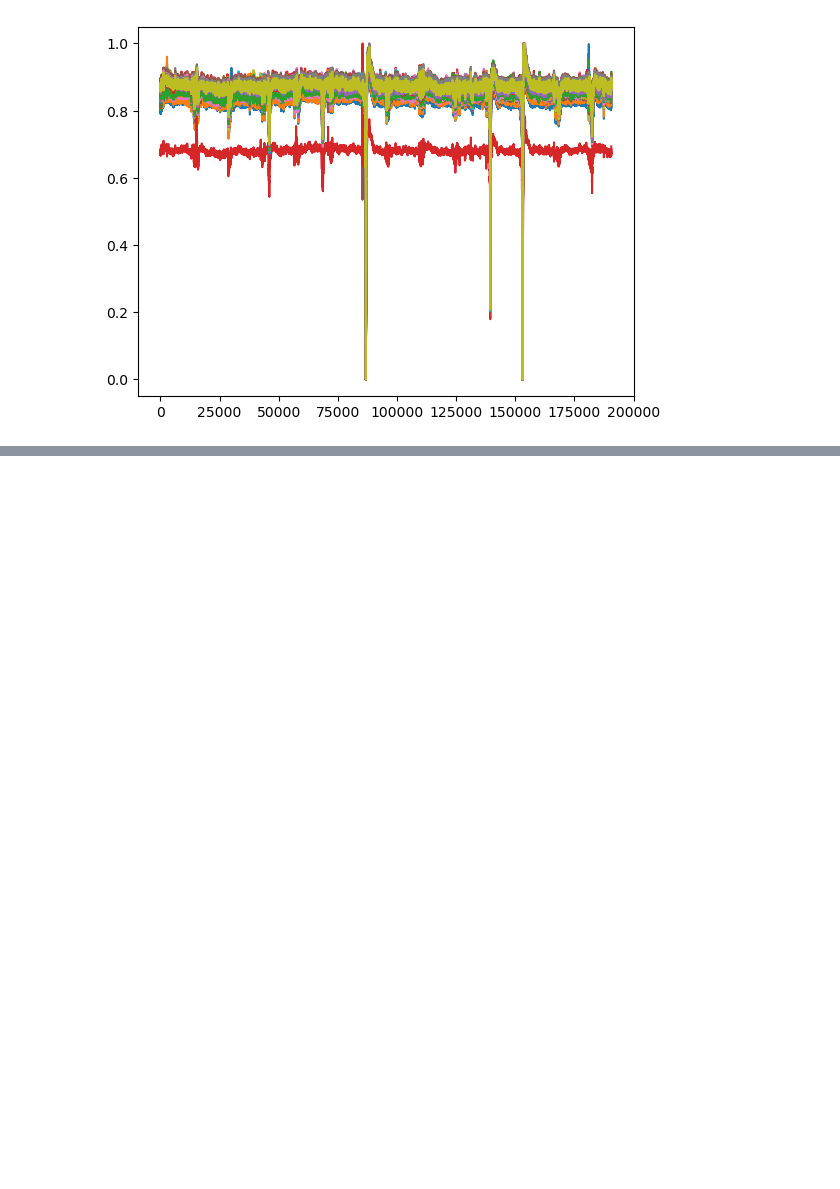
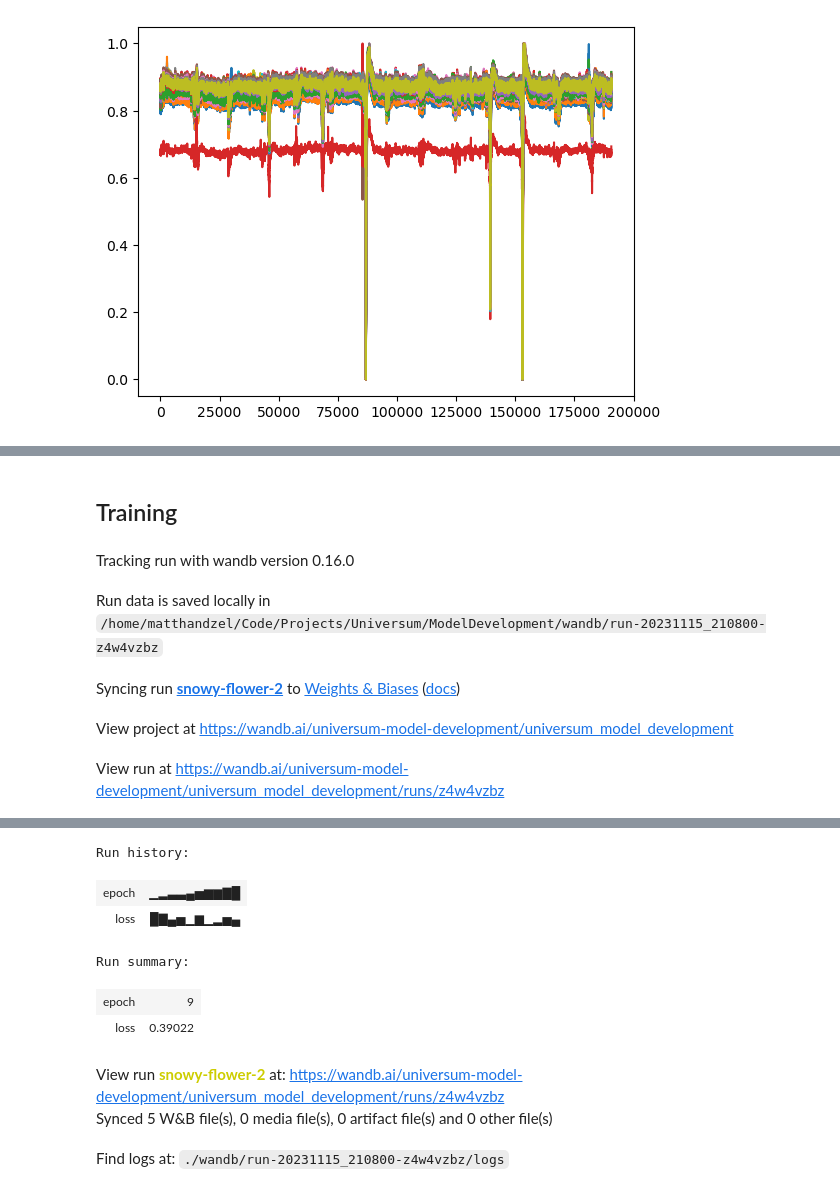
Before and after one commit to UniversumX/Universum, a Jupyter notebook: ModelDevelopment/model_development.ipynb, the cells around one changed output, grey strips where cells are left out. Cells and saved outputs as stored; diff of their text form; code cells hidden in the pictures; blank space fills up the shorter version.

Commit message:
started using weights and biases for experiment tracking and optuna for hyperparameter tuning

```diff
--- a/ModelDevelopment/model_development.ipynb
+++ b/ModelDevelopment/model_development.ipynb
@@ -78,0 +95,2 @@ data = MinMaxScaler().fit_transform(data)
+# %% [markdown]
+## Training
@@ -78,0 +134,24 @@ data = MinMaxScaler().fit_transform(data)
+# %%
+wandb.init(
+        # set the wandb project where this run will be logged
+        project="universum_model_development",
+
+        # track hyperparameters and run metadata
+        config={
+        "learning_rate": 1,
+        "dataset": "CIFAR-100",
+        "optimizer" : "your mom",
+        "epochs": 1,
+        }
+    )
+
+for i in range(10):
+  wandb.log({"loss": np.random.rand() ** (i/5), "epoch": i})
+
+wandb.finish()
+# %% [output]
+Tracking run with wandb version 0.16.0
+Run data is saved locally in /home/matthandzel/Code/Projects/Universum/ModelDevelopment/wandb/run-20231115_210800-z4w4vzbz
+Syncing run snowy-flower-2 to Weights & Biases (docs)
+View project at https://wandb.ai/universum-model-development/universum_model_development
+View run at https://wandb.ai/universum-model-development/universum_model_development/runs/z4w4vzbz
@@ -78,0 +159,9 @@ data = MinMaxScaler().fit_transform(data)
+Run history:
+| epoch | ▁▂▃▃▄▅▆▆▇█ |
+| loss | █▇▄▅▁▆▁▂▅▄ |
+Run summary:
+| epoch | 9 |
+| loss | 0.39022 |
+View run snowy-flower-2 at: https://wandb.ai/universum-model-development/universum_model_development/runs/z4w4vzbz
+Synced 5 W&B file(s), 0 media file(s), 0 artifact file(s) and 0 other file(s)
+Find logs at: ./wandb/run-20231115_210800-z4w4vzbz/logs
```
Also changed, not shown: parts of 7 cells of this notebook, 1 other file.
